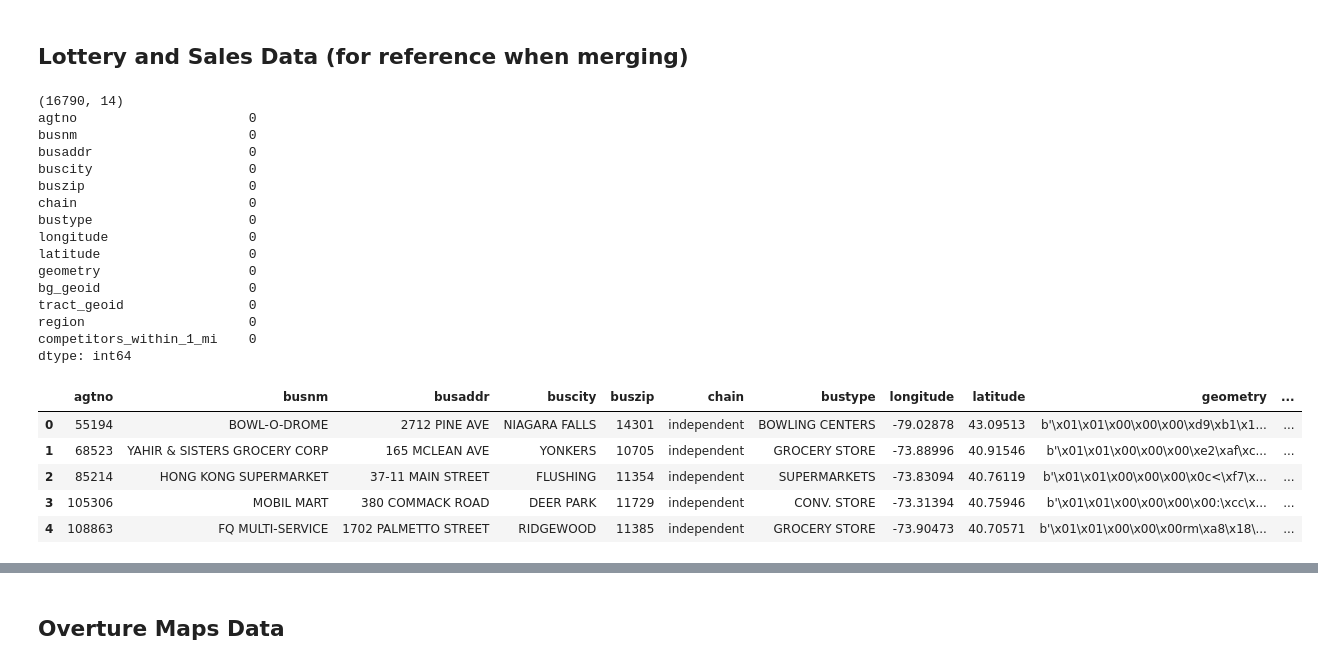
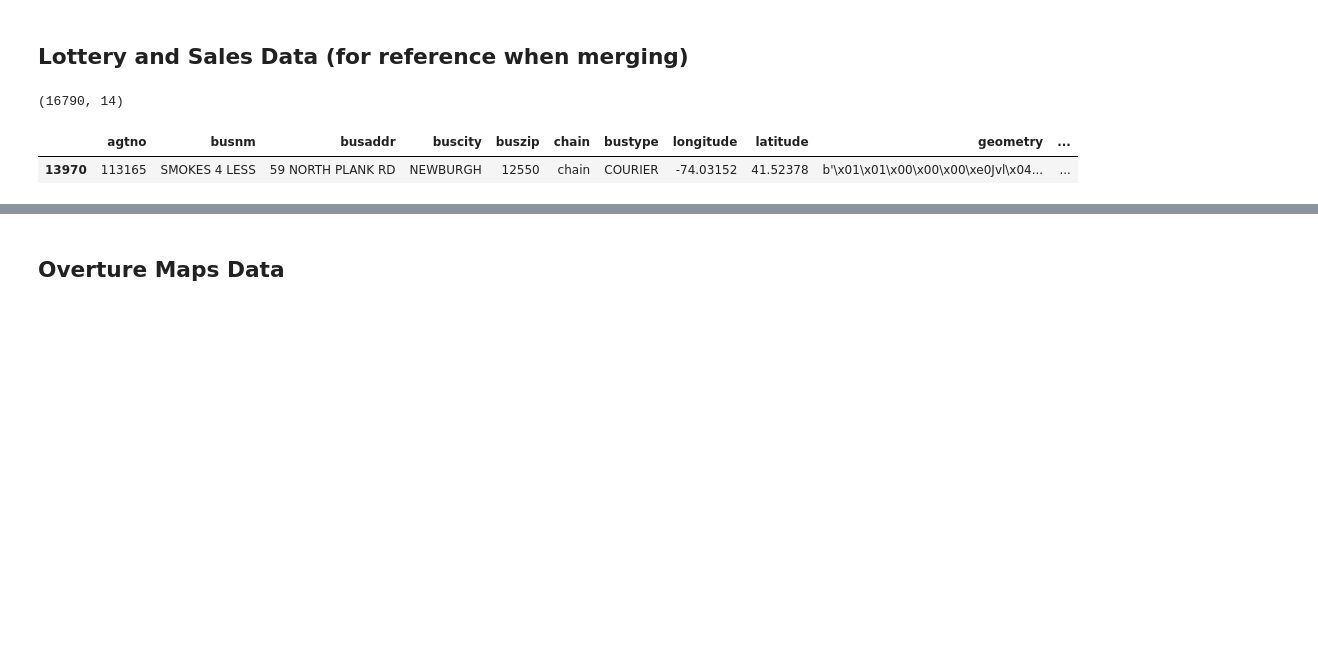
Before and after one commit to Ransommac13/mads_milestone_two, a Jupyter notebook: notebooks/variable_id.ipynb, the cells around one changed output, grey strips where cells are left out. Saved outputs shown, nothing was run; the diff lists cells and outputs as text; code cells hidden in the pictures; blank space fills up the shorter version.

```diff
--- a/notebooks/variable_id.ipynb
+++ b/notebooks/variable_id.ipynb
@@ -37,31 +37,14 @@ lottery_locations_file_path = Path(".").resolve().parent / "data/final/location_
 locations_df = pd.read_parquet(str(lottery_locations_file_path))
 # %%
 print(locations_df.shape)
-print(locations_df.isna().sum())
-locations_df.head()
+#locations_df.head()
+
+test_retailer = locations_df[locations_df['agtno'] == '113165']
+test_retailer
 # %% [output]
 (16790, 14)
-agtno                      0
-busnm                      0
-busaddr                    0
-buscity                    0
-buszip                     0
-chain                      0
-bustype                    0
-longitude                  0
-latitude                   0
-geometry                   0
-bg_geoid                   0
-tract_geoid                0
-region                     0
-competitors_within_1_mi    0
-dtype: int64
 |  | agtno | busnm | busaddr | buscity | buszip | chain | bustype | longitude | latitude | geometry | ... |
-| 0 | 55194 | BOWL-O-DROME | 2712 PINE AVE | NIAGARA FALLS | 14301 | independent | BOWLING CENTERS | -79.02878 | 43.09513 | b'\x01\x01\x00\x00\x00\xd9\xb1\x1... | ... |
-| 1 | 68523 | YAHIR & SISTERS GROCERY CORP | 165 MCLEAN AVE | YONKERS | 10705 | independent | GROCERY STORE | -73.88996 | 40.91546 | b'\x01\x01\x00\x00\x00\xe2\xaf\xc... | ... |
-| 2 | 85214 | HONG KONG SUPERMARKET | 37-11 MAIN STREET | FLUSHING | 11354 | independent | SUPERMARKETS | -73.83094 | 40.76119 | b'\x01\x01\x00\x00\x00\x0c<\xf7\x... | ... |
-| 3 | 105306 | MOBIL MART | 380 COMMACK ROAD | DEER PARK | 11729 | independent | CONV. STORE | -73.31394 | 40.75946 | b'\x01\x01\x00\x00\x00\x00:\xcc\x... | ... |
-| 4 | 108863 | FQ MULTI-SERVICE | 1702 PALMETTO STREET | RIDGEWOOD | 11385 | independent | GROCERY STORE | -73.90473 | 40.70571 | b'\x01\x01\x00\x00\x00rm\xa8\x18\... | ... |
+| 13970 | 113165 | SMOKES 4 LESS | 59 NORTH PLANK RD | NEWBURGH | 12550 | chain | COURIER | -74.03152 | 41.52378 | b'\x01\x01\x00\x00\x00\xe0Jvl\x04... | ... |
 # %%
 lottery_sales_file_path = Path(".").resolve().parent / "data/final/sales_data.parquet"
 
```
Also changed, not shown: parts of 1 cell of this notebook, 5 other files.
